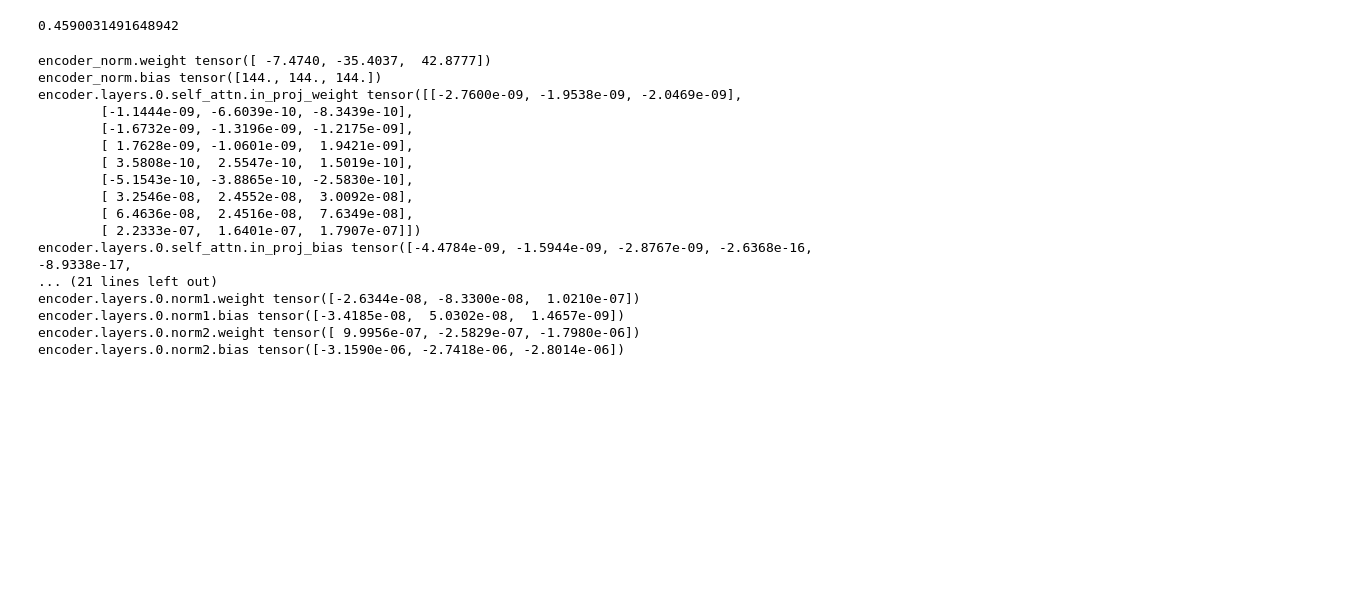
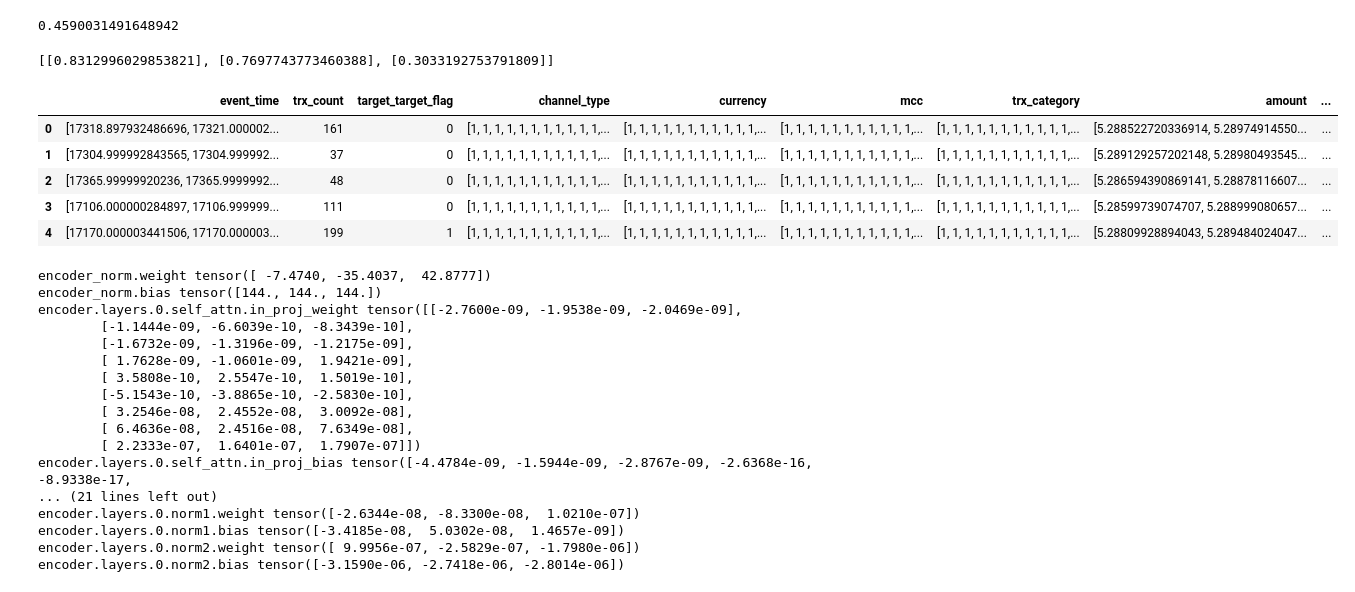
Before and after one commit to VityaVitalich/MLEM, a Jupyter notebook: experiments/rosbank/notebooks/testing.ipynb, the cells around one changed output. Cells and saved outputs as stored; diff of their text form; code cells hidden in the pictures; blank space fills up the shorter version.

Commit message:
generated embeddings loss

```diff
--- a/experiments/rosbank/notebooks/testing.ipynb
+++ b/experiments/rosbank/notebooks/testing.ipynb
@@ -72,3 +74,18 @@ encoder = nn.TransformerEncoder(layer, num_layers=1)
+# %%
+x.tolist()[0]
+# %% [output]
+[[0.8312996029853821], [0.7697743773460388], [0.3033192753791809]]
+# %%
+g = pd.read_parquet('/home/event_seq/experiments/rosbank/gen/ckpt/generated_data/test_2023-10-23_14:55:39')
+# %%
+g.head()
+# %% [output]
+|  | event_time | trx_count | target_target_flag | channel_type | currency | mcc | trx_category | amount | ... |
+| 0 | [17318.897932486696, 17321.000002... | 161 | 0 | [1, 1, 1, 1, 1, 1, 1, 1, 1, 1, 1,... | [1, 1, 1, 1, 1, 1, 1, 1, 1, 1, 1,... | [1, 1, 1, 1, 1, 1, 1, 1, 1, 1, 1,... | [1, 1, 1, 1, 1, 1, 1, 1, 1, 1, 1,... | [5.288522720336914, 5.28974914550... | ... |
+| 1 | [17304.999992843565, 17304.999992... | 37 | 0 | [1, 1, 1, 1, 1, 1, 1, 1, 1, 1, 1,... | [1, 1, 1, 1, 1, 1, 1, 1, 1, 1, 1,... | [1, 1, 1, 1, 1, 1, 1, 1, 1, 1, 1,... | [1, 1, 1, 1, 1, 1, 1, 1, 1, 1, 1,... | [5.289129257202148, 5.28980493545... | ... |
+| 2 | [17365.99999920236, 17365.9999992... | 48 | 0 | [1, 1, 1, 1, 1, 1, 1, 1, 1, 1, 1,... | [1, 1, 1, 1, 1, 1, 1, 1, 1, 1, 1,... | [1, 1, 1, 1, 1, 1, 1, 1, 1, 1, 1,... | [1, 1, 1, 1, 1, 1, 1, 1, 1, 1, 1,... | [5.286594390869141, 5.28878116607... | ... |
+| 3 | [17106.000000284897, 17106.999999... | 111 | 0 | [1, 1, 1, 1, 1, 1, 1, 1, 1, 1, 1,... | [1, 1, 1, 1, 1, 1, 1, 1, 1, 1, 1,... | [1, 1, 1, 1, 1, 1, 1, 1, 1, 1, 1,... | [1, 1, 1, 1, 1, 1, 1, 1, 1, 1, 1,... | [5.28599739074707, 5.288999080657... | ... |
+| 4 | [17170.000003441506, 17170.000003... | 199 | 1 | [1, 1, 1, 1, 1, 1, 1, 1, 1, 1, 1,... | [1, 1, 1, 1, 1, 1, 1, 1, 1, 1, 1,... | [1, 1, 1, 1, 1, 1, 1, 1, 1, 1, 1,... | [1, 1, 1, 1, 1, 1, 1, 1, 1, 1, 1,... | [5.28809928894043, 5.289484024047... | ... |
 # %%
 class FeatureMixer(nn.Module):
     def __init__(self, num_features, feature_dim, num_layers):
```
Also changed, not shown: parts of 1 cell of this notebook, 6 other files.
